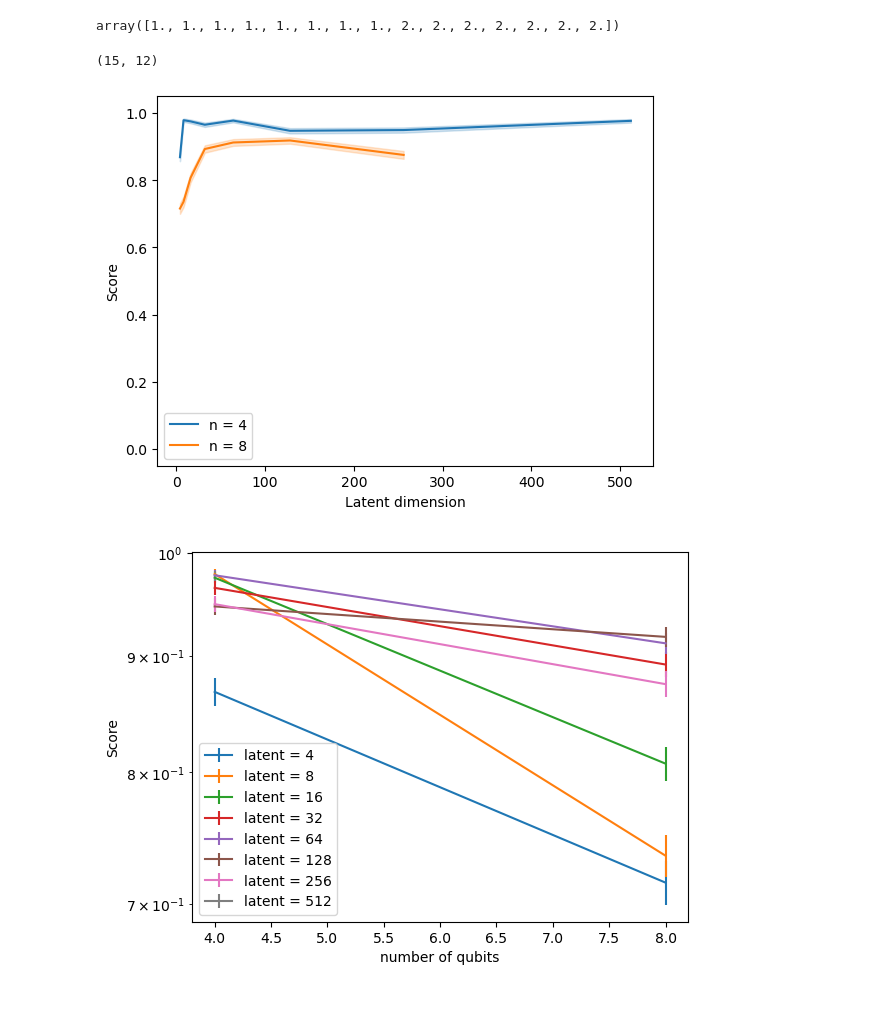
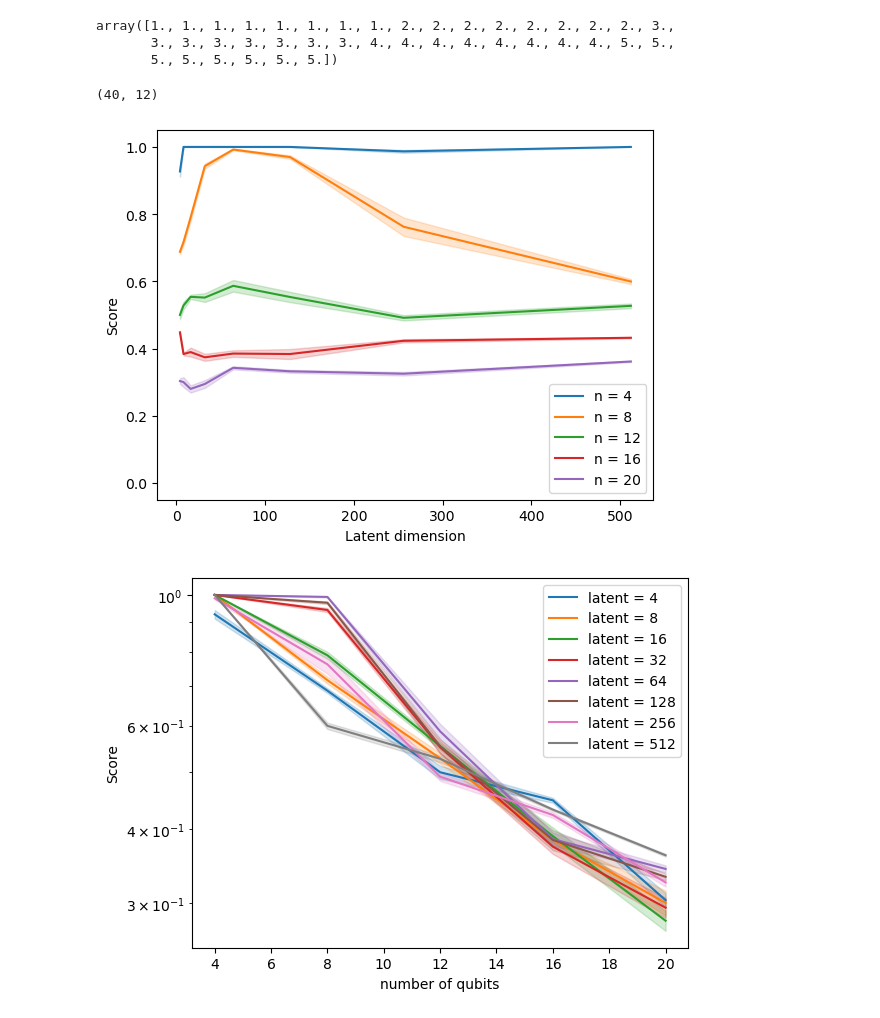
Before and after one commit to haimengzhao/qml-advantage, a Jupyter notebook: plot.ipynb, the cells around one changed output. Saved outputs shown, nothing was run; the diff lists cells and outputs as text; code cells hidden in the pictures.

```diff
--- a/plot.ipynb
+++ b/plot.ipynb
@@ -4,19 +4,21 @@ import matplotlib.pyplot as plt
 from utils import plot_mean_std_shaded
 # %%
 # read csv
-data = np.genfromtxt('./results/AR.csv', delimiter=',', skip_header=1, skip_footer=1)
+data = np.genfromtxt('./results/ED.csv', delimiter=',', skip_header=1, skip_footer=1)
 # %%
 data[:, 0]
 # %% [output]
-array([1., 1., 1., 1., 1., 1., 1., 1., 2., 2., 2., 2., 2., 2., 2.])
+array([1., 1., 1., 1., 1., 1., 1., 1., 2., 2., 2., 2., 2., 2., 2., 2., 3.,
+       3., 3., 3., 3., 3., 3., 3., 4., 4., 4., 4., 4., 4., 4., 4., 5., 5.,
+       5., 5., 5., 5., 5., 5.])
 # %%
 data.shape
 # %% [output]
-(15, 12)
+(40, 12)
 # %%
 z = np.mean(data[:][:, 2::2], axis=-1)
-# z_error = np.std(data[:][:, 3::2], axis=-1) / np.sqrt(len(data[:]))
-z_error = np.sqrt(np.sum(data[:][:, 3::2]**2, axis=-1) / len(data[:][:, 3::2]))
+z_error = np.std(data[:][:, 2::2], axis=-1) / np.sqrt(len(data[:, 2::2]))
+# z_error = np.sqrt(np.sum(data[:][:, 3::2]**2, axis=-1) / len(data[:][:, 3::2]))
 n = data[:][:, 0]
 latent = data[:][:, 1]
 # %%
@@ -26,19 +28,20 @@ for ind, i in enumerate(np.unique(n).astype(int)):
 plt.xlabel('Latent dimension')
 plt.ylabel('Score')
 plt.ylim(-0.05, 1.05)
+# plt.xscale('log')
 # plt.yscale('log')
 plt.legend()
 plt.show()
 # %% [output]
-[figure, old version]
+[figure, new version]
 # %%
-for i in np.unique(latent).astype(int):
-    plt.errorbar(4 * n[latent == i], z[latent == i], yerr=z_error[latent == i], label=f'latent = {i}')
+for ind, i in enumerate(np.unique(latent).astype(int)):
+    plot_mean_std_shaded(4 * n[latent == i], z[latent == i], z_error[latent == i], color=f'C{ind}', label=f'latent = {i}')
 
 plt.xlabel('number of qubits')
 plt.ylabel('Score')
 plt.yscale('log')
 plt.legend()
 plt.show()
 # %% [output]
-[figure, old version]
+[figure, new version]
```
Also changed, not shown: 4 other files.
